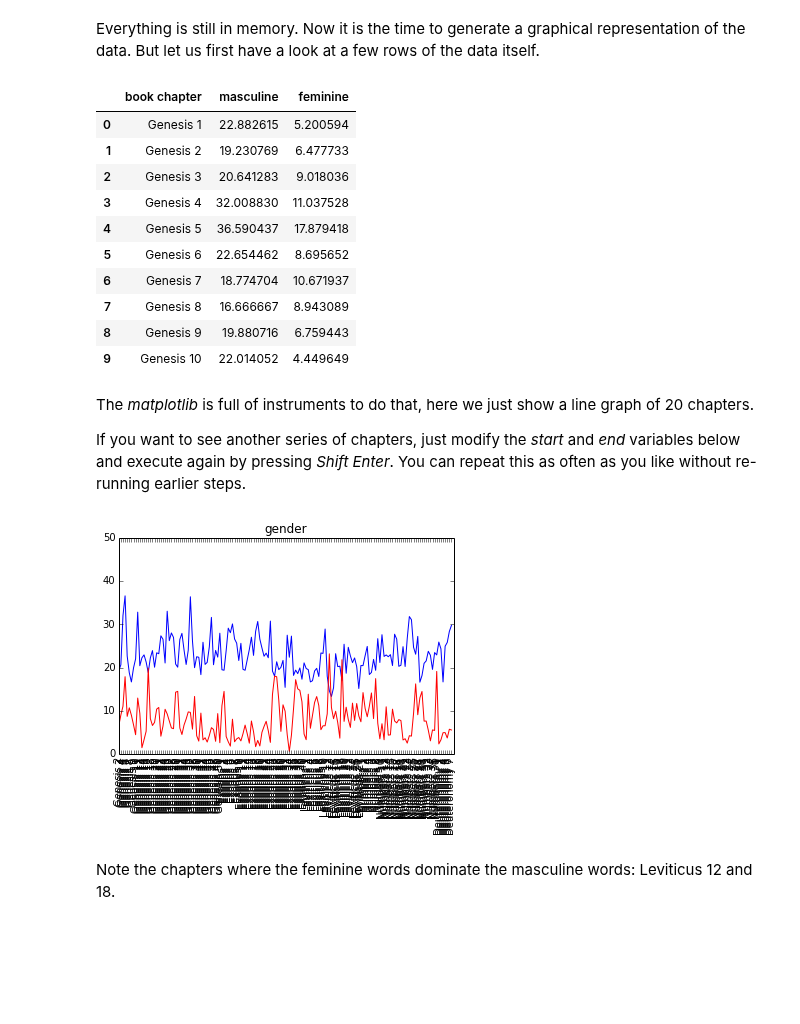
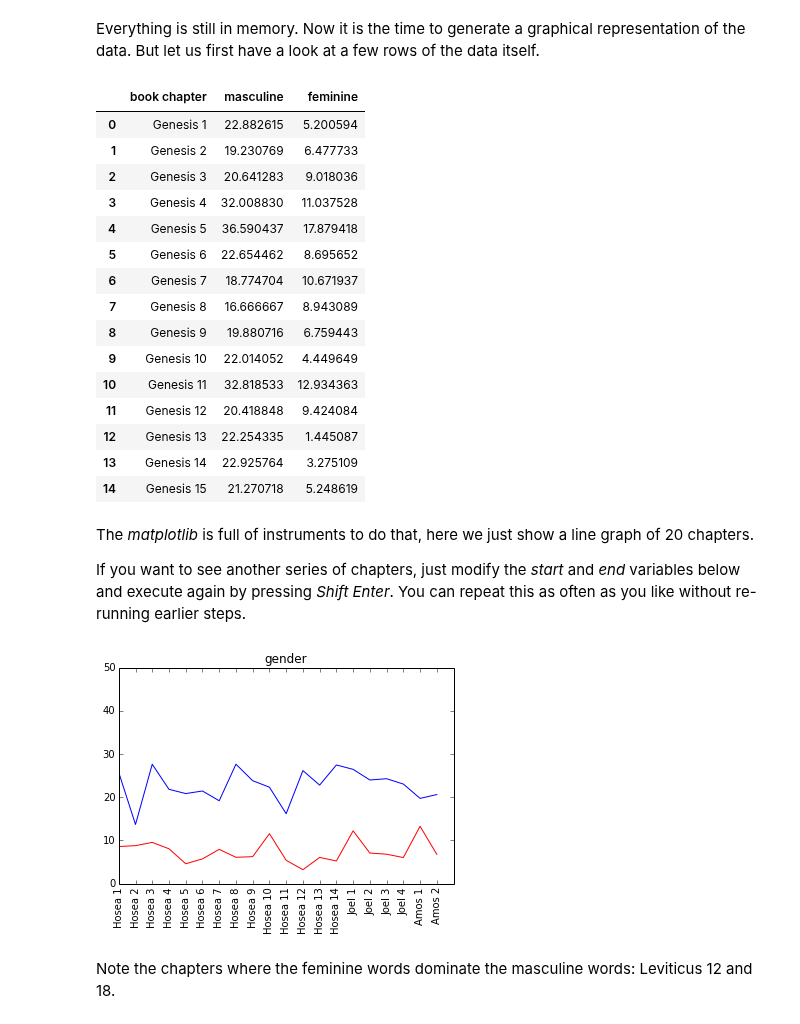
Before and after one commit to dirkroorda/laf-fabric, a Jupyter notebook: notebooks/gender.ipynb, the cells around one changed output. Drawn from its saved outputs; the diff is of its cells as text; code cells hidden in the pictures; blank space fills up the shorter version.

```diff
--- a/notebooks/gender.ipynb
+++ b/notebooks/gender.ipynb
@@ -217,7 +217,7 @@ pandas.set_option('display.notebook_repr_html', True)
 table_file = processor.my_files('table.tsv')
 df = pandas.read_csv(table_file)
 # %%
-df.head(10)
+df.head(15)
 # %% [output]
 |  | book chapter | masculine | feminine |
 | 0 | Genesis 1 | 22.882615 | 5.200594 |
@@ -230,22 +230,27 @@ df.head(10)
 | 7 | Genesis 8 | 16.666667 | 8.943089 |
 | 8 | Genesis 9 | 19.880716 | 6.759443 |
 | 9 | Genesis 10 | 22.014052 | 4.449649 |
+| 10 | Genesis 11 | 32.818533 | 12.934363 |
+| 11 | Genesis 12 | 20.418848 | 9.424084 |
+| 12 | Genesis 13 | 22.254335 | 1.445087 |
+| 13 | Genesis 14 | 22.925764 | 3.275109 |
+| 14 | Genesis 15 | 21.270718 | 5.248619 |
 # %% [markdown]
 The *matplotlib* is full of instruments to do that, here we just show a line graph of 20 chapters.
 
 If you want to see another series of chapters, just modify the *start* and *end* variables below and execute again by pressing *Shift Enter*. You can repeat this as often as you like without re-running earlier steps.
 # %%
 x = range(len(ch))
-start = 1
-end = 160
+start = 500
+end = 520
 fig = plt.figure()
 plt.plot(x[start:end], m[start:end], 'b-', x[start:end], f[start:end], 'r-')
 plt.axis([start, end, 0, 50])
 plt.xticks(x[start:end], ch[start:end], rotation='vertical')
 plt.margins(0.2)
 plt.subplots_adjust(bottom=0.15);
 plt.title('gender');
 # %% [output]
-[figure, old version]
+[figure, new version]
 # %% [markdown]
 Note the chapters where the feminine words dominate the masculine words: Leviticus 12 and 18.
```
Also changed, not shown: parts of 2 cells of this notebook, 4 other files.
